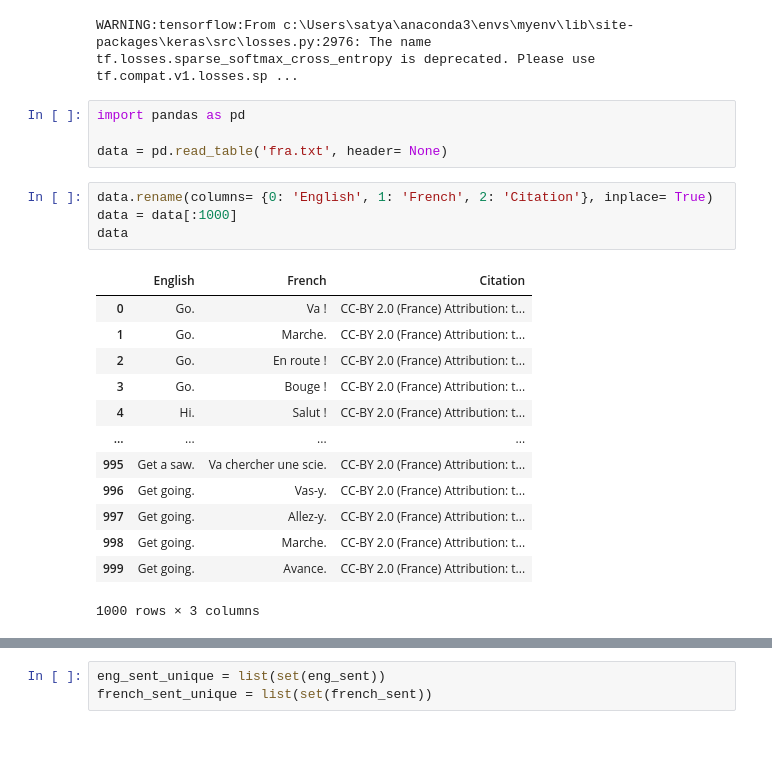
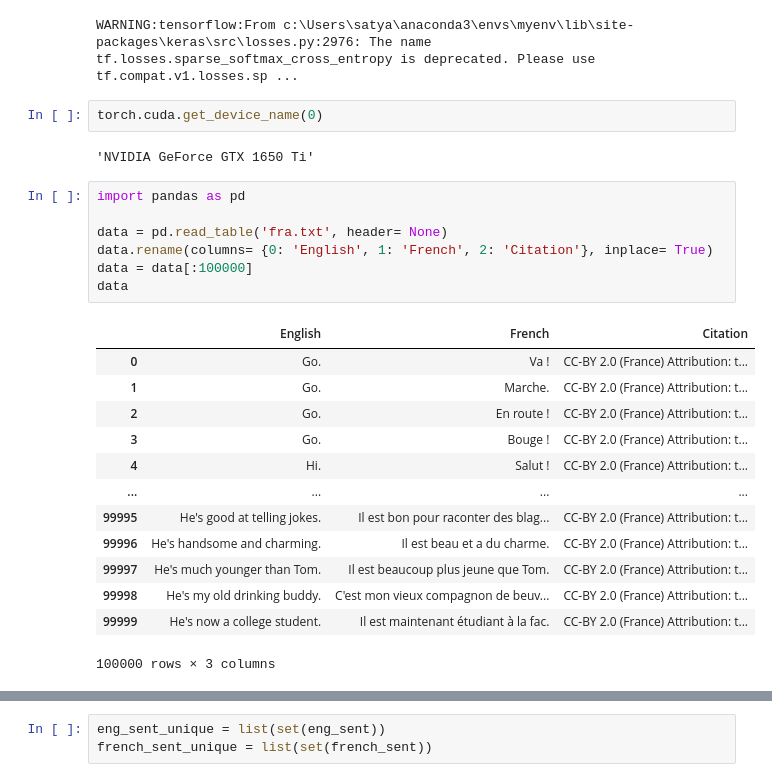
Before and after one commit to klsharma22/Machine-Translation, a Jupyter notebook: Machine Translation.ipynb, the cells around one changed output, grey strips where cells are left out. Saved outputs shown, nothing was run; the diff lists cells and outputs as text; blank space fills up the shorter version.

```diff
--- a/Machine Translation.ipynb
+++ b/Machine Translation.ipynb
@@ -16,28 +16,31 @@ import pyarrow
 import pandas as pd
 # %% [output]
 WARNING:tensorflow:From c:\Users\satya\anaconda3\envs\myenv\lib\site-packages\keras\src\losses.py:2976: The name tf.losses.sparse_softmax_cross_entropy is deprecated. Please use tf.compat.v1.losses.sp ...
-# %%
-import pandas as pd
-
-data = pd.read_table('fra.txt', header= None)
+# %%
+torch.cuda.get_device_name(0)
+# %% [output]
+'NVIDIA GeForce GTX 1650 Ti'
 # %%
+import pandas as pd
+
+data = pd.read_table('fra.txt', header= None)
 data.rename(columns= {0: 'English', 1: 'French', 2: 'Citation'}, inplace= True)
-data = data[:1000]
+data = data[:100000]
 data
 # %% [output]
 |  | English | French | Citation |
 | 0 | Go. | Va ! | CC-BY 2.0 (France) Attribution: t... |
 | 1 | Go. | Marche. | CC-BY 2.0 (France) Attribution: t... |
 | 2 | Go. | En route ! | CC-BY 2.0 (France) Attribution: t... |
 | 3 | Go. | Bouge ! | CC-BY 2.0 (France) Attribution: t... |
 | 4 | Hi. | Salut ! | CC-BY 2.0 (France) Attribution: t... |
 | ... | ... | ... | ... |
-| 995 | Get a saw. | Va chercher une scie. | CC-BY 2.0 (France) Attribution: t... |
-| 996 | Get going. | Vas-y. | CC-BY 2.0 (France) Attribution: t... |
-| 997 | Get going. | Allez-y. | CC-BY 2.0 (France) Attribution: t... |
-| 998 | Get going. | Marche. | CC-BY 2.0 (France) Attribution: t... |
-| 999 | Get going. | Avance. | CC-BY 2.0 (France) Attribution: t... |
+| 99995 | He's good at telling jokes. | Il est bon pour raconter des blag... | CC-BY 2.0 (France) Attribution: t... |
+| 99996 | He's handsome and charming. | Il est beau et a du charme. | CC-BY 2.0 (France) Attribution: t... |
+| 99997 | He's much younger than Tom. | Il est beaucoup plus jeune que Tom. | CC-BY 2.0 (France) Attribution: t... |
+| 99998 | He's my old drinking buddy. | C'est mon vieux compagnon de beuv... | CC-BY 2.0 (France) Attribution: t... |
+| 99999 | He's now a college student. | Il est maintenant étudiant à la fac. | CC-BY 2.0 (France) Attribution: t... |
-1000 rows × 3 columns
+100000 rows × 3 columns
 # %%
 pattern = r"[!'#$%&()*+,-./:;<=>?@[\]^`{|}~“”‘’«»‹›„‚–—…·•¡¿’\"\']"
 
```
Also changed, not shown: parts of 13 cells of this notebook.
